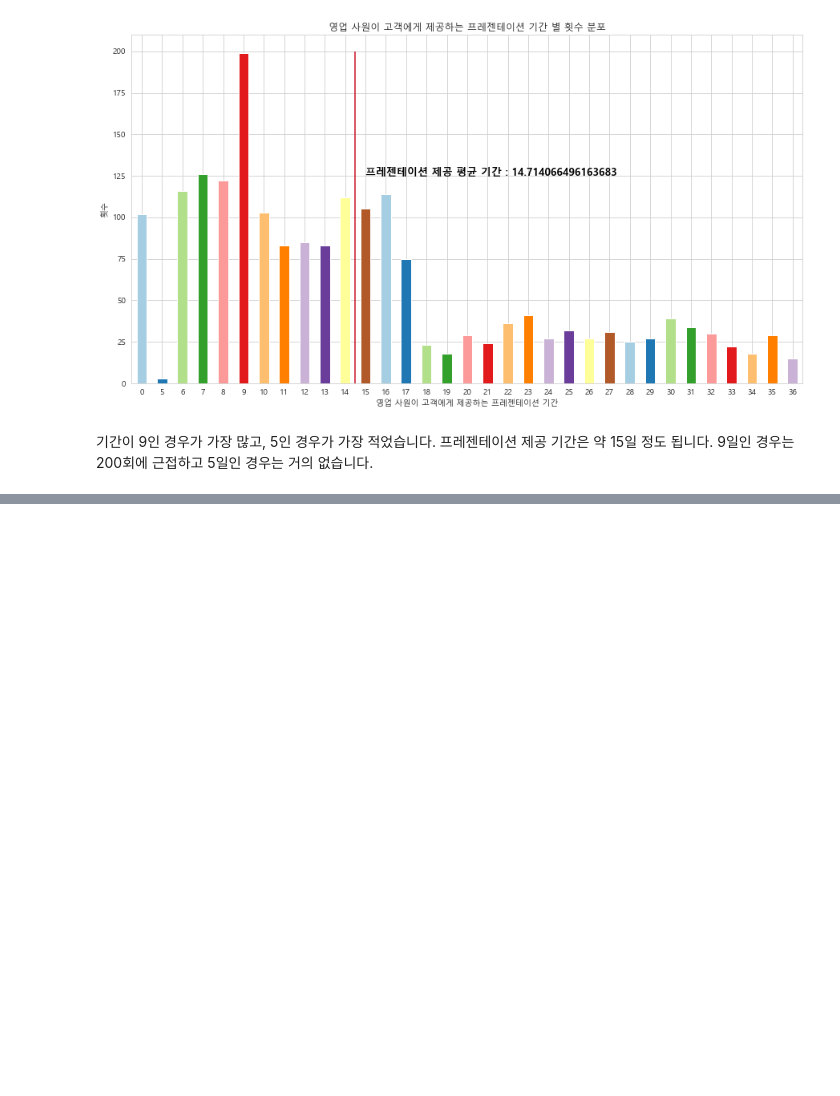
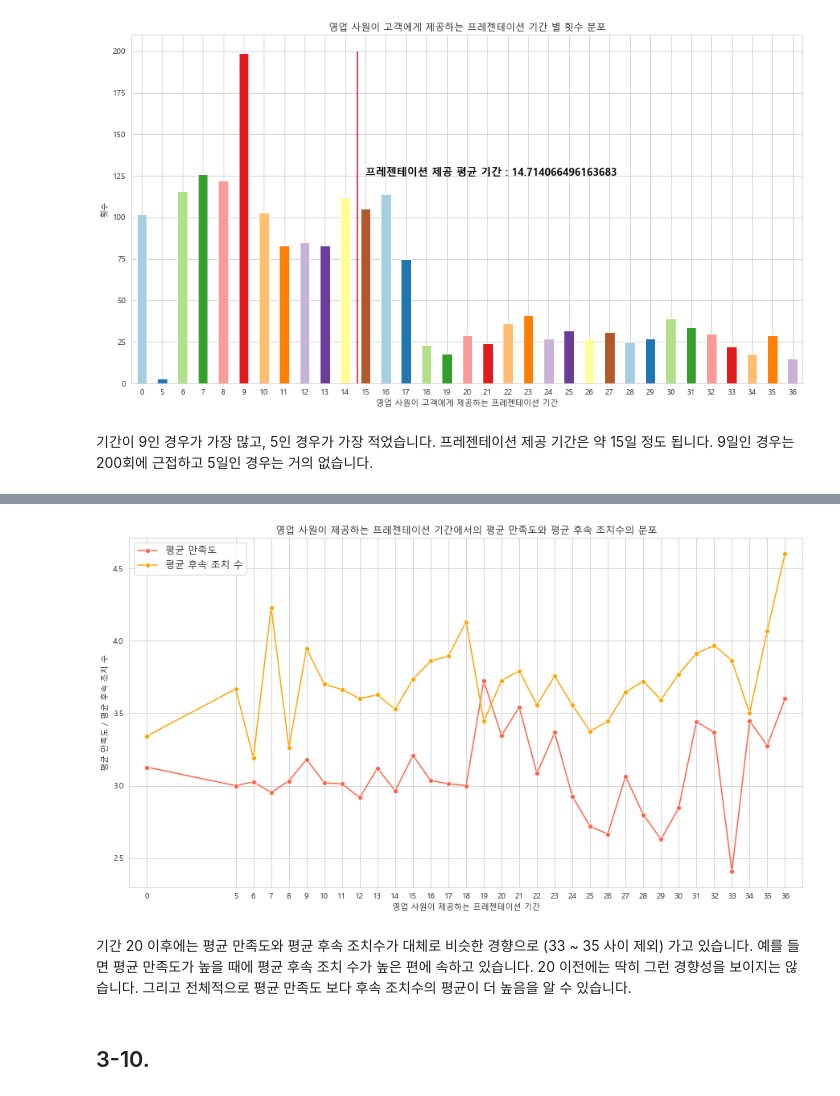
Before and after one commit to NohJeongKim/dacon-second-visualization, a Jupyter notebook: product.ipynb, the cells around one changed output, grey strips where cells are left out. Cells and saved outputs as stored; diff of their text form; code cells hidden in the pictures; blank space fills up the shorter version.

```diff
--- a/product.ipynb
+++ b/product.ipynb
@@ -613,0 +681,3 @@ _=plt.text(11, 125, f"프레젠테이션 제공 평균 기간 : {mean_duration}"
+# %%
+df8=df_copy[["durationofpitch", "pitchsatisfactionscore", "numberoffollowups"]].groupby(["durationofpitch"]).mean().reset_index()
+df8
@@ -613,0 +702,18 @@ _=plt.text(11, 125, f"프레젠테이션 제공 평균 기간 : {mean_duration}"
+# %%
+fig, ax=plt.subplots(figsize=(15,8))
+
+_=sns.lineplot(data=df8, x="durationofpitch", y="pitchsatisfactionscore", label="평균 만족도", marker="o", color="tomato")
+_=sns.lineplot(data=df8, x="durationofpitch", y="numberoffollowups", label="평균 후속 조치 수", marker="o", color="orange")
+_=plt.legend(fontsize=12)
+_=ax.set_xticks(list(df8["durationofpitch"].unique()))
+_=ax.set_xlim(-1,37)
+_=plt.ylabel("평균 만족도 / 평균 후속 조치 수")
+_=plt.xlabel("영업 사원이 제공하는 프레젠테이션 기간")
+_=plt.title("영업 사원이 제공하는 프레젠테이션 기간에서의 평균 만족도와 평균 후속 조치수의 분포")
+plt.savefig("./images/영업 사원이 제공하는 프레젠테이션 기간에서의 평균 만족도와 평균 후속 조치수의 분포.png", dpi=200, facecolor="#E6E9EE")
+# %% [output]
+[figure, added]
+# %% [markdown]
+기간 20 이후에는 평균 만족도와 평균 후속 조치수가 대체로 비슷한 경향으로 (33 ~ 35 사이 제외) 가고 있습니다. 예를 들면 평균 만족도가 높을 때에 평균 후속 조치 수가 높은 편에 속하고 있습니다. 20 이전에는 딱히 그런 경향성을 보이지는 않습니다. 그리고 전체적으로 평균 만족도 보다 후속 조치수의 평균이 더 높음을 알 수 있습니다.
+# %% [markdown]
+## 3-10.
```
Also changed, not shown: parts of 12 cells of this notebook, 4 other files.
